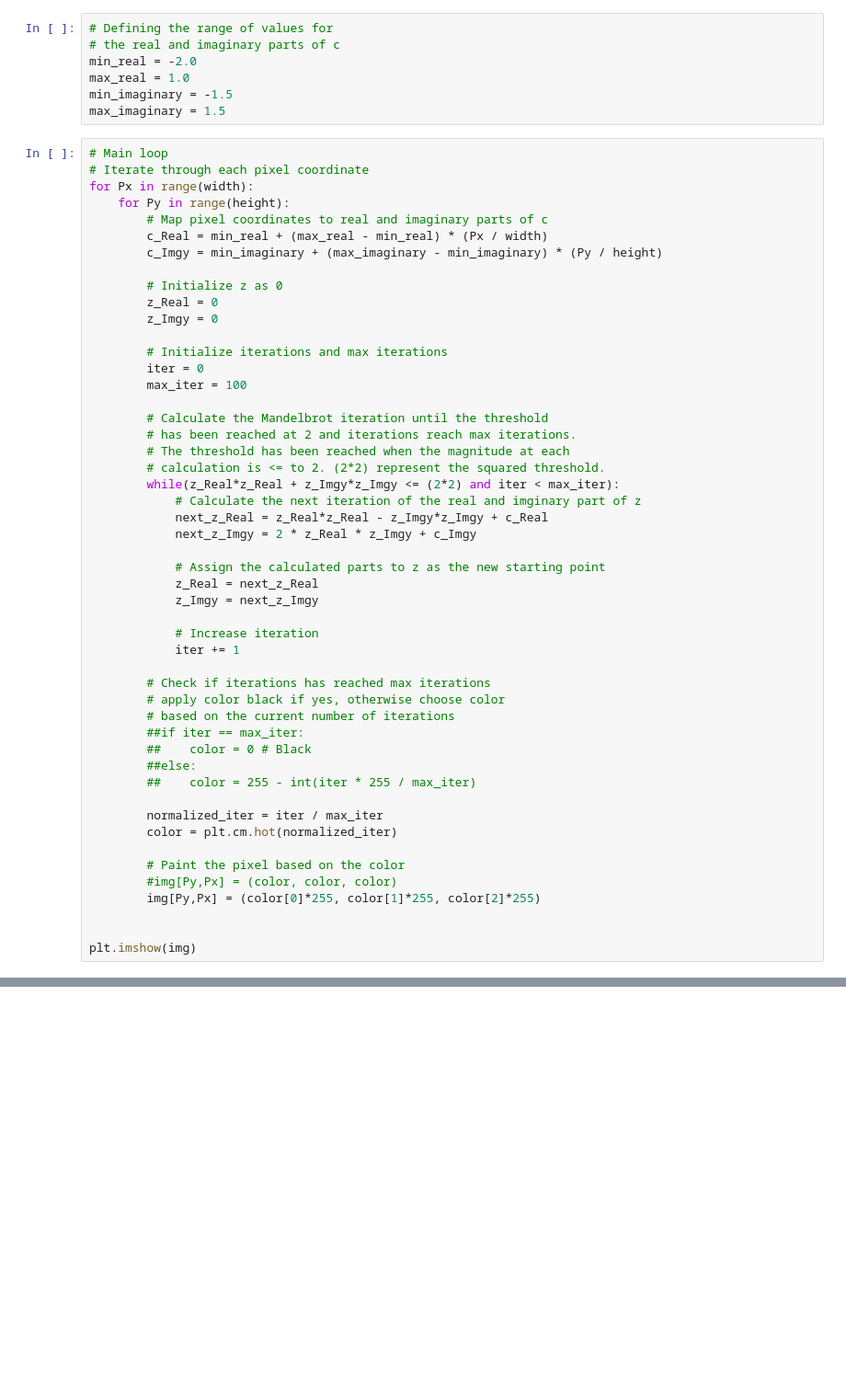
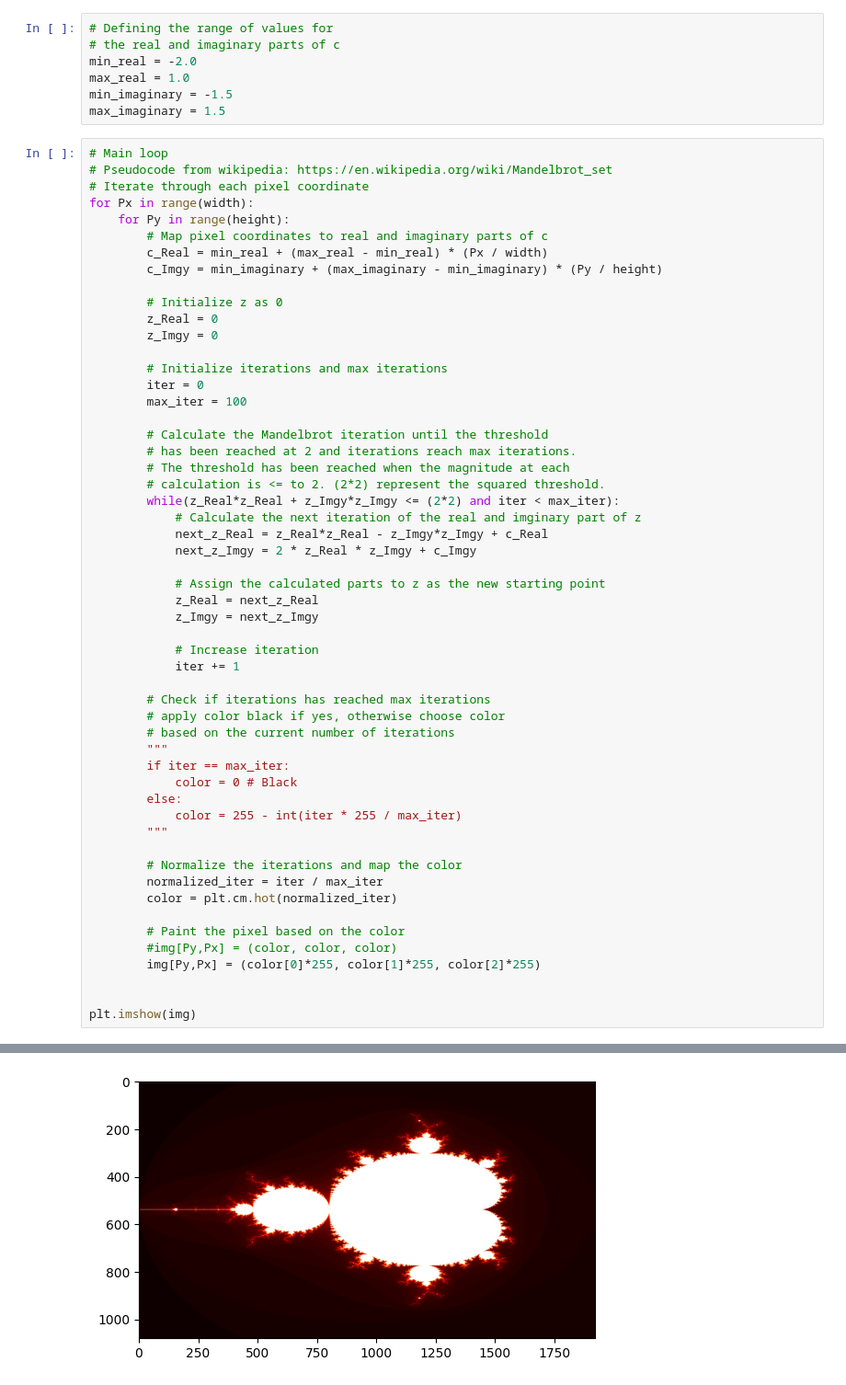
Before and after one commit to ChineseWarlord/CE8-AVS-Project, a Jupyter notebook: Simon/Mini-project/Mini-project.ipynb, the cells around one changed output, grey strips where cells are left out. Shown at 92% size. Saved outputs shown, nothing was run; the diff lists cells and outputs as text; blank space fills up the shorter version.

```diff
--- a/Simon/Mini-project/Mini-project.ipynb
+++ b/Simon/Mini-project/Mini-project.ipynb
@@ -31,6 +31,7 @@ min_imaginary = -1.5
 max_imaginary = 1.5
 # %%
 # Main loop
+# Pseudocode from wikipedia: https://en.wikipedia.org/wiki/Mandelbrot_set
 # Iterate through each pixel coordinate
 for Px in range(width):
     for Py in range(height):
@@ -65,11 +66,14 @@ for Px in range(width):
         # Check if iterations has reached max iterations
         # apply color black if yes, otherwise choose color
         # based on the current number of iterations
-        ##if iter == max_iter:
-        ##    color = 0 # Black
-        ##else:
-        ##    color = 255 - int(iter * 255 / max_iter)
+        """
+        if iter == max_iter:
+            color = 0 # Black
+        else:
+            color = 255 - int(iter * 255 / max_iter)
+        """
 
+        # Normalize the iterations and map the color
         normalized_iter = iter / max_iter
         color = plt.cm.hot(normalized_iter)
 
@@ -79,3 +83,4 @@ for Px in range(width):
 
 
 plt.imshow(img)
+# %% [output]
@@ -82,3 +88,4 @@ plt.imshow(img)
+[figure, added]
 # %%
 # Display the image
 plt.imshow(img, extent=(min_real, max_real, min_imaginary, max_imaginary))
```
Also changed, not shown: parts of 4 cells of this notebook.
